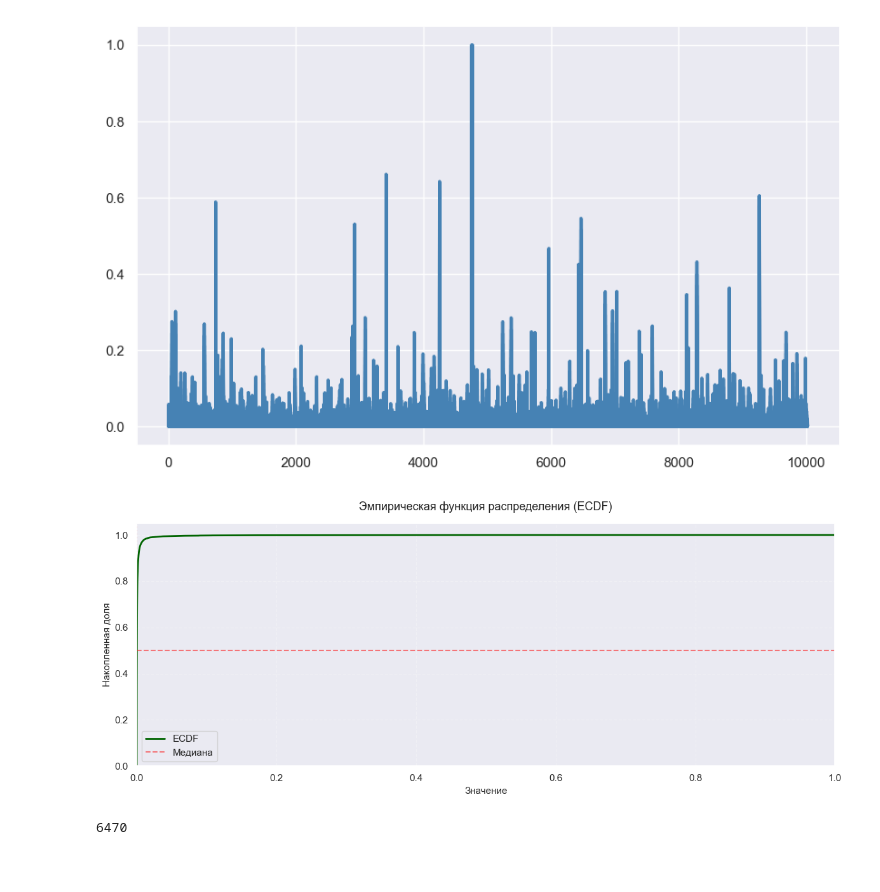
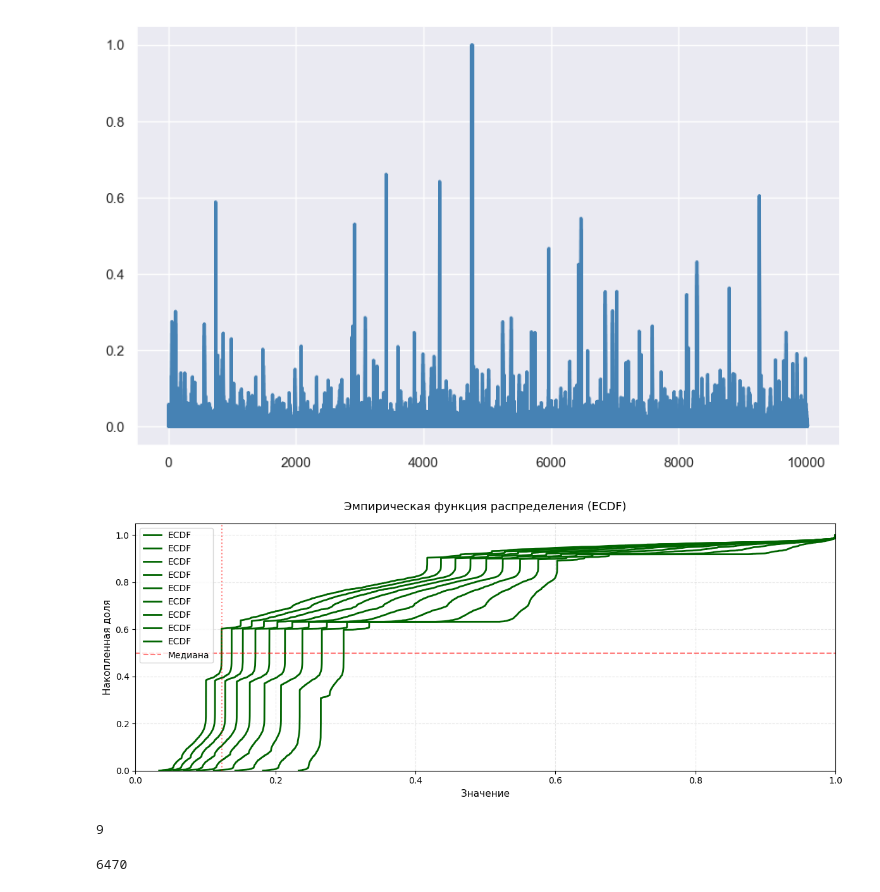
Before and after one commit to knagaev/project_artm, a Jupyter notebook: topic-modelling-attention/examples/my_quickstart.ipynb, the cells around one changed output. Saved outputs shown, nothing was run; the diff lists cells and outputs as text; code cells hidden in the pictures; blank space fills up the shorter version.

```diff
--- a/topic-modelling-attention/examples/my_quickstart.ipynb
+++ b/topic-modelling-attention/examples/my_quickstart.ipynb
@@ -313,8 +313,8 @@ def plot_distribution_advanced(data, n_bins=20, figsize=(12, 5),
     Returns:
         dict с данными для каждого типа графика
     """
-    data = np.asarray(data)
-    n = len(data)
+    #data = np.asarray(data)
+    #n = len(data)
 
     results = {}
 
@@ -367,13 +367,16 @@ def plot_distribution_advanced(data, n_bins=20, figsize=(12, 5),
 
     # === ECDF (эмпирическая функция распределения) ===
     if plot_type in ['ecdf', 'all']:
-        sorted_data = np.sort(data)
+        n = len(data[0][1])
+
         ecdf = np.arange(1, n + 1) / n
 
         plt.figure(figsize=figsize)
-        plt.plot(sorted_data, ecdf, linewidth=2, color='darkgreen', label='ECDF')
+        for i in range(len(data)):
+            sorted_data = np.sort(np.asarray(data[i][1]))
+            plt.plot(sorted_data, ecdf, linewidth=2, color='darkgreen', label='ECDF')
         plt.axhline(y=0.5, color='red', linestyle='--', alpha=0.5, label='Медиана')
-        plt.axvline(x=np.median(data), color='red', linestyle=':', alpha=0.5)
+        plt.axvline(x=np.median(sorted_data), color='red', linestyle=':', alpha=0.5)
         plt.xlabel('Значение', fontsize=11)
         plt.ylabel('Накопленная доля', fontsize=11)
         plt.title('Эмпирическая функция распределения (ECDF)', fontsize=13, pad=15)
@@ -398,16 +401,20 @@ def plot_distribution_advanced(data, n_bins=20, figsize=(12, 5),
 # %%
 # Разные типы распределений для теста
 data_uniform = np.random.uniform(0, 1, 1000)      # равномерное
 data_beta = np.random.beta(2, 5, 1000)            # скошено вправо
 data_bimodal = np.concatenate([
     np.random.beta(2, 2, 500) * 0.4,              # левый пик
     np.random.beta(2, 2, 500) * 0.4 + 0.6         # правый пик
 ])
 
 # Построение всех типов графиков
-plot_distribution_advanced(entropys[8][1], plot_type='ecdf')
+plot_distribution_advanced(entropys, plot_type='ecdf')
 # %% [output]
-[figure, old version]
+[figure, new version]
+# %%
+len(entropys)
+# %% [output]
+9
 # %%
 vocabulary['the']
 # %% [output]
```
Also changed, not shown: parts of 6 cells of this notebook, 9 other files.
